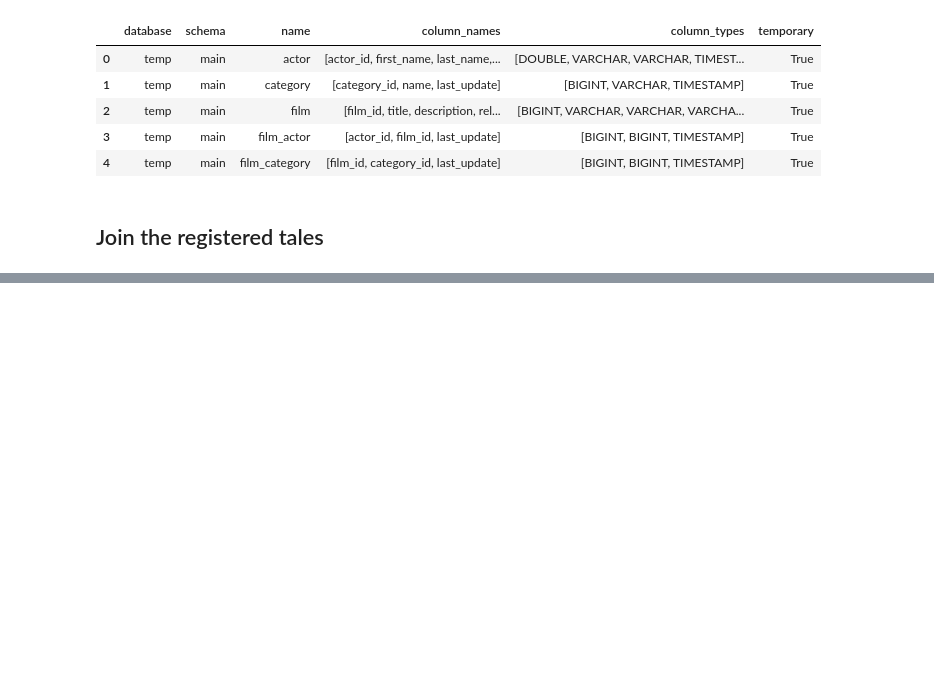
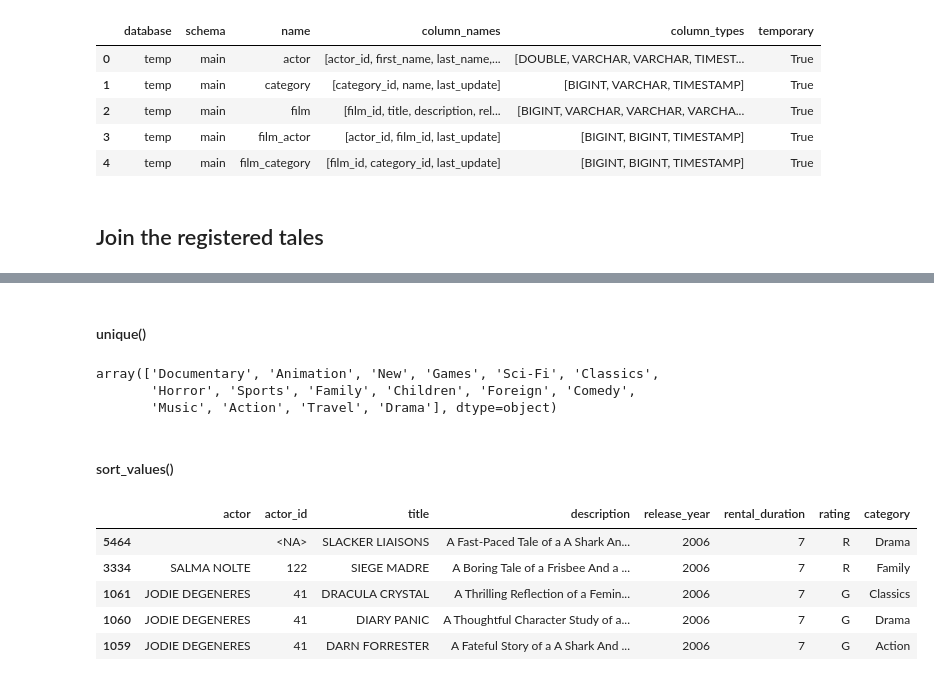
Before and after one commit to mirandalyng/SQL_DE25, a Jupyter notebook: code_along_lectures/lecture_5_dec_query_sakila/pandas_duckdb.ipynb, the cells around one changed output, grey strips where cells are left out. Saved outputs shown, nothing was run; the diff lists cells and outputs as text; code cells hidden in the pictures; blank space fills up the shorter version.

```diff
--- a/code_along_lectures/lecture_5_dec_query_sakila/pandas_duckdb.ipynb
+++ b/code_along_lectures/lecture_5_dec_query_sakila/pandas_duckdb.ipynb
@@ -140,2 +171,26 @@ films_joined.head(2)
+# %% [markdown]
+#### unique()
+# %%
+# see unique values of a column
+films_joined["category"].unique()
+# %% [output]
+array(['Documentary', 'Animation', 'New', 'Games', 'Sci-Fi', 'Classics',
+       'Horror', 'Sports', 'Family', 'Children', 'Foreign', 'Comedy',
+       'Music', 'Action', 'Travel', 'Drama'], dtype=object)
+# %% [markdown]
+#### sort_values()
+# %%
+# sort the df
+films_joined_sorted = films_joined.sort_values(
+    by="rental_duration", ascending=False)
+
+films_joined_sorted.head()
+# %% [output]
+|  | actor | actor_id | title | description | release_year | rental_duration | rating | category |
+| 5464 |  | <NA> | SLACKER LIAISONS | A Fast-Paced Tale of a A Shark An... | 2006 | 7 | R | Drama |
+| 3334 | SALMA NOLTE | 122 | SIEGE MADRE | A Boring Tale of a Frisbee And a ... | 2006 | 7 | R | Family |
+| 1061 | JODIE DEGENERES | 41 | DRACULA CRYSTAL | A Thrilling Reflection of a Femin... | 2006 | 7 | G | Classics |
+| 1060 | JODIE DEGENERES | 41 | DIARY PANIC | A Thoughtful Character Study of a... | 2006 | 7 | G | Drama |
+| 1059 | JODIE DEGENERES | 41 | DARN FORRESTER | A Fateful Story of a A Shark And ... | 2006 | 7 | G | Action |
 # %% [markdown]
 ## Visualization with pandas dataframe
```
Also changed, not shown: parts of 7 cells of this notebook.
